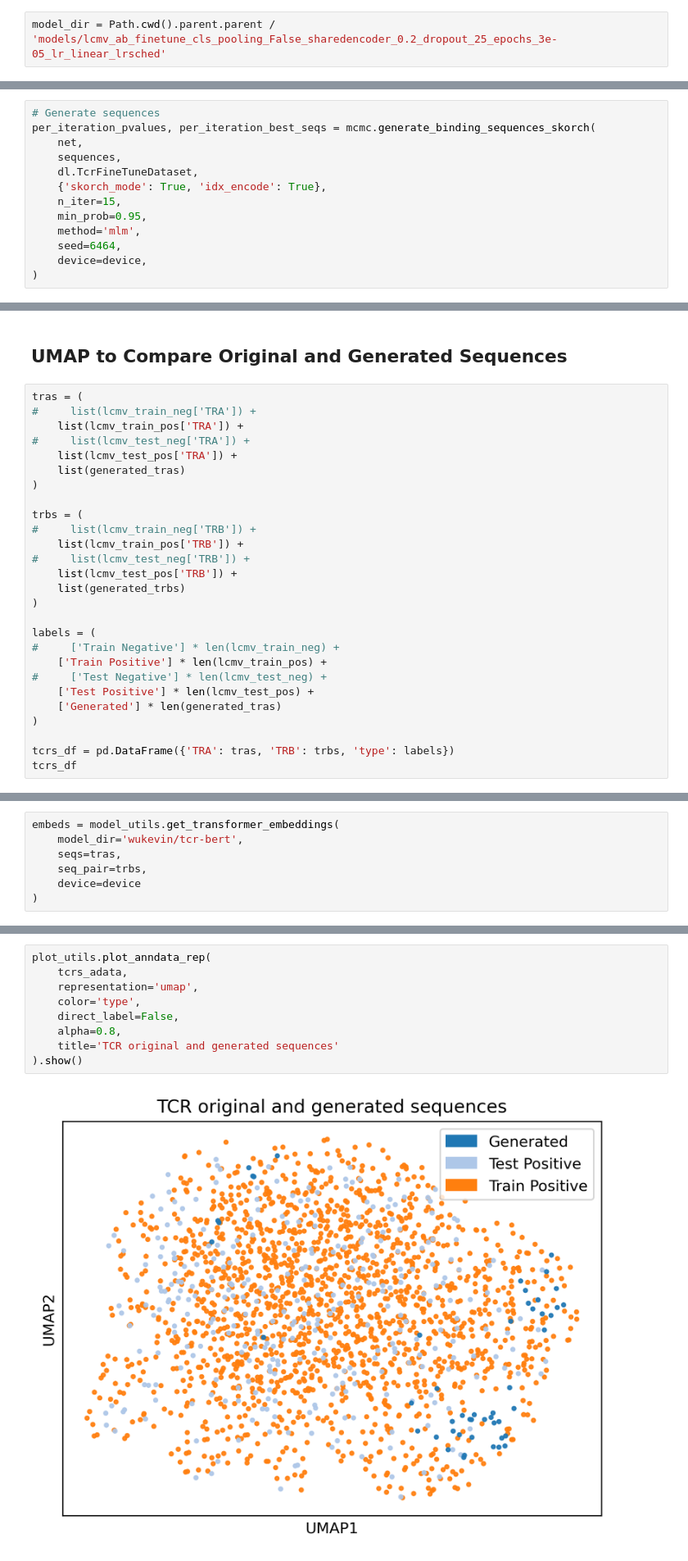
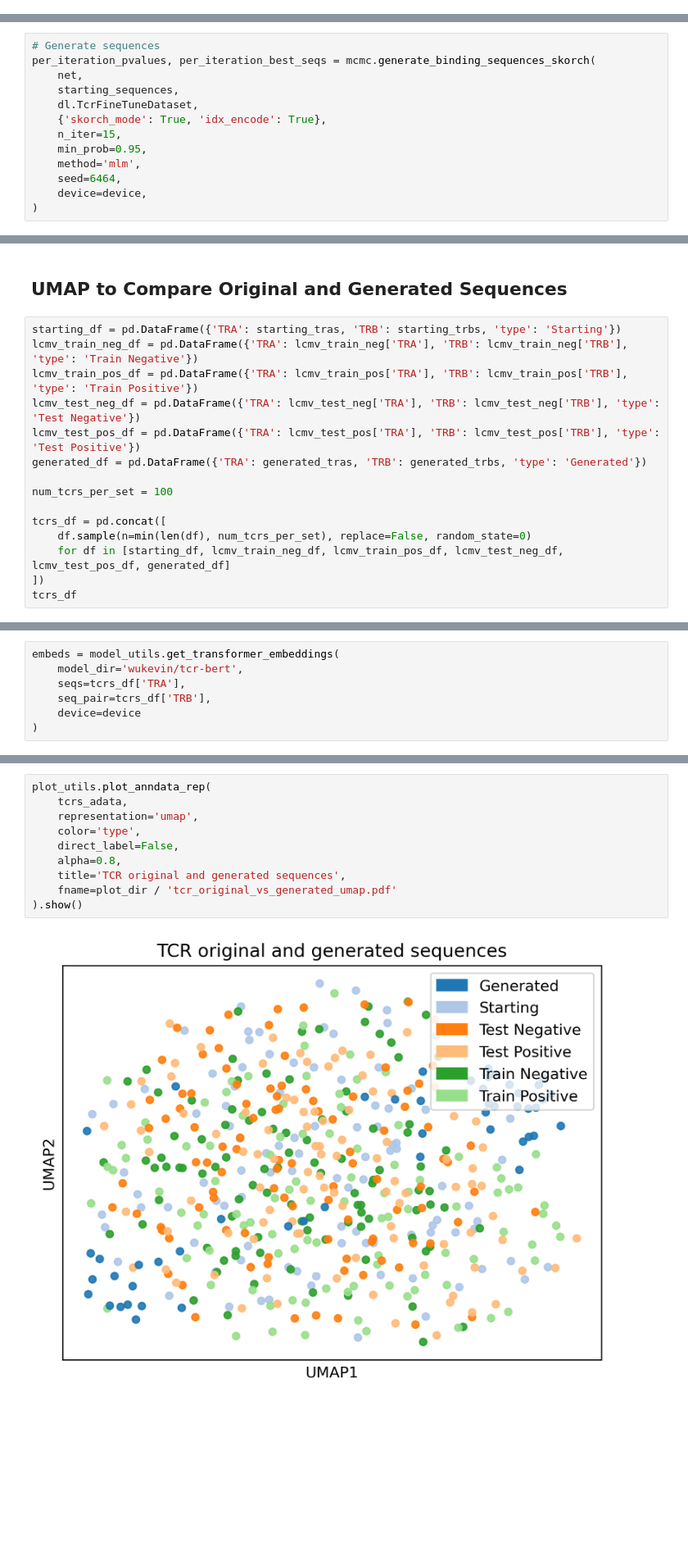
Before and after one commit to swansonk14/tcr-bert, a Jupyter notebook: jupyter/tcr_engineering_analysis.ipynb, the cells around one changed output, grey strips where cells are left out. Shown at 82% size. Drawn from its saved outputs; the diff is of its cells as text; blank space fills up the shorter version.

```diff
--- a/jupyter/tcr_engineering_analysis.ipynb
+++ b/jupyter/tcr_engineering_analysis.ipynb
@@ -148,8 +155,6 @@ tra_trb_dist(('CAASGGSNNRIFF', 'CASSLGGNQDTQYF'))
 6
 # %% [markdown]
 ## Load Model
-# %%
-model_dir = Path.cwd().parent.parent / 'models/lcmv_ab_finetune_cls_pooling_False_sharedencoder_0.2_dropout_25_epochs_3e-05_lr_linear_lrsched'
 # %%
 net = model_utils.load_two_part_bert_classifier(model_dir=model_dir, device=device)
 # %% [markdown]
@@ -164,7 +173,7 @@ sequences = list(zip(
 # Generate sequences
 per_iteration_pvalues, per_iteration_best_seqs = mcmc.generate_binding_sequences_skorch(
     net,
-    sequences,
+    starting_sequences,
     dl.TcrFineTuneDataset,
     {'skorch_mode': True, 'idx_encode': True},
     n_iter=15,
@@ -217,31 +228,19 @@ fig.show()
 # %% [markdown]
 ## UMAP to Compare Original and Generated Sequences
 # %%
-tras = (
-#     list(lcmv_train_neg['TRA']) +
-    list(lcmv_train_pos['TRA']) +
-#     list(lcmv_test_neg['TRA']) +
-    list(lcmv_test_pos['TRA']) +
-    list(generated_tras)
-)
+starting_df = pd.DataFrame({'TRA': starting_tras, 'TRB': starting_trbs, 'type': 'Starting'})
+lcmv_train_neg_df = pd.DataFrame({'TRA': lcmv_train_neg['TRA'], 'TRB': lcmv_train_neg['TRB'], 'type': 'Train Negative'})
+lcmv_train_pos_df = pd.DataFrame({'TRA': lcmv_train_pos['TRA'], 'TRB': lcmv_train_pos['TRB'], 'type': 'Train Positive'})
+lcmv_test_neg_df = pd.DataFrame({'TRA': lcmv_test_neg['TRA'], 'TRB': lcmv_test_neg['TRB'], 'type': 'Test Negative'})
+lcmv_test_pos_df = pd.DataFrame({'TRA': lcmv_test_pos['TRA'], 'TRB': lcmv_test_pos['TRB'], 'type': 'Test Positive'})
+generated_df = pd.DataFrame({'TRA': generated_tras, 'TRB': generated_trbs, 'type': 'Generated'})
 
-trbs = (
-#     list(lcmv_train_neg['TRB']) +
-    list(lcmv_train_pos['TRB']) +
-#     list(lcmv_test_neg['TRB']) +
-    list(lcmv_test_pos['TRB']) +
-    list(generated_trbs)
-)
+num_tcrs_per_set = 100
 
-labels = (
-#     ['Train Negative'] * len(lcmv_train_neg) +
-    ['Train Positive'] * len(lcmv_train_pos) +
-#     ['Test Negative'] * len(lcmv_test_neg) +
-    ['Test Positive'] * len(lcmv_test_pos) +
-    ['Generated'] * len(generated_tras)
-)
-
-tcrs_df = pd.DataFrame({'TRA': tras, 'TRB': trbs, 'type': labels})
+tcrs_df = pd.concat([
+    df.sample(n=min(len(df), num_tcrs_per_set), replace=False, random_state=0)
+    for df in [starting_df, lcmv_train_neg_df, lcmv_train_pos_df, lcmv_test_neg_df, lcmv_test_pos_df, generated_df]
+])
 tcrs_df
 # %% [output]
 |  | TRA | TRB | type |
@@ -260,8 +259,8 @@ tcrs_df
 # %%
 embeds = model_utils.get_transformer_embeddings(
     model_dir='wukevin/tcr-bert',
-    seqs=tras,
-    seq_pair=trbs,
+    seqs=tcrs_df['TRA'],
+    seq_pair=tcrs_df['TRB'],
     device=device
 )
 # %% [output]
@@ -284,11 +284,12 @@ AnnData object with n_obs × n_vars = 2005 × 768
 # %%
 plot_utils.plot_anndata_rep(
     tcrs_adata,
     representation='umap',
     color='type',
     direct_label=False,
     alpha=0.8,
-    title='TCR original and generated sequences'
+    title='TCR original and generated sequences',
+    fname=plot_dir / 'tcr_original_vs_generated_umap.pdf'
 ).show()
 # %% [output]
-[figure, old version]
+[figure, new version]
```
Also changed, not shown: parts of 10 cells of this notebook.
